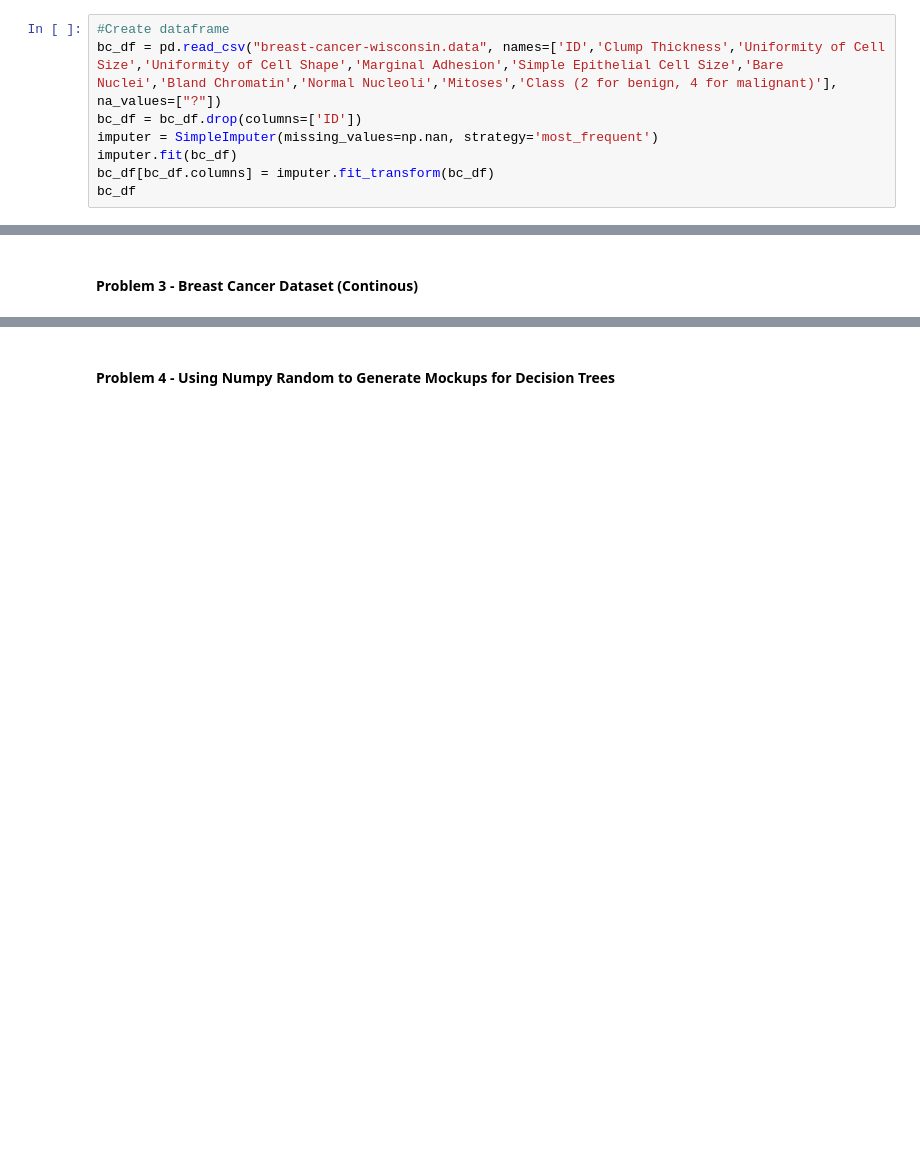
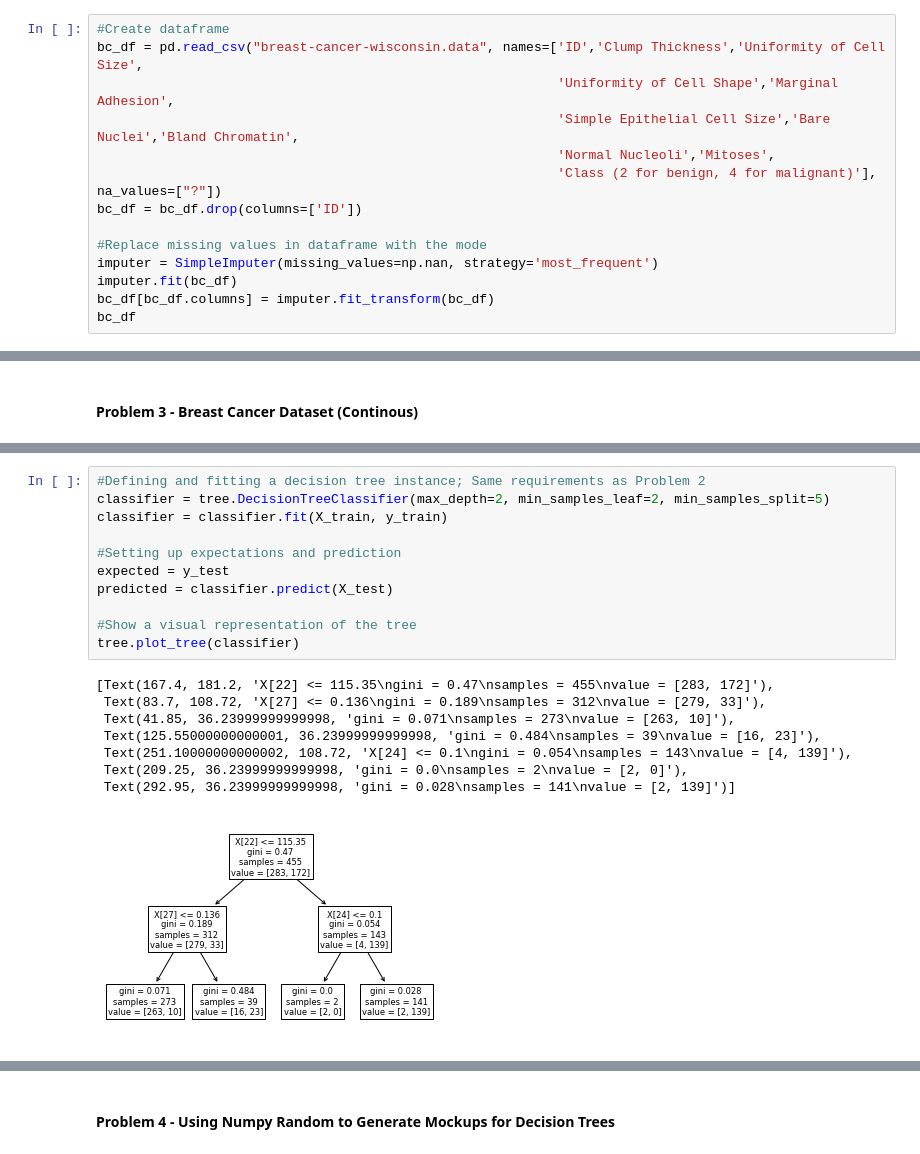
Before and after one commit to dokuritsu/CS422---Data-Mining, a Jupyter notebook: Homework/Homework 2/Homework 2.ipynb, the cells around one changed output, grey strips where cells are left out. Saved outputs shown, nothing was run; the diff lists cells and outputs as text; blank space fills up the shorter version.

```diff
--- a/Homework/Homework 2/Homework 2.ipynb
+++ b/Homework/Homework 2/Homework 2.ipynb
@@ -532,8 +532,14 @@ From my understanding, macro-average will compute the metric independently for e
 #### Problem 2 - Breast Cancer Dataset (Discrete)
 # %%
 #Create dataframe
-bc_df = pd.read_csv("breast-cancer-wisconsin.data", names=['ID','Clump Thickness','Uniformity of Cell Size','Uniformity of Cell Shape','Marginal Adhesion','Simple Epithelial Cell Size','Bare Nuclei','Bland Chromatin','Normal Nucleoli','Mitoses','Class (2 for benign, 4 for malignant)'], na_values=["?"])
+bc_df = pd.read_csv("breast-cancer-wisconsin.data", names=['ID','Clump Thickness','Uniformity of Cell Size',
+                                                           'Uniformity of Cell Shape','Marginal Adhesion',
+                                                           'Simple Epithelial Cell Size','Bare Nuclei','Bland Chromatin',
+                                                           'Normal Nucleoli','Mitoses',
+                                                           'Class (2 for benign, 4 for malignant)'], na_values=["?"])
 bc_df = bc_df.drop(columns=['ID'])
+
+#Replace missing values in dataframe with the mode
 imputer = SimpleImputer(missing_values=np.nan, strategy='most_frequent')
 imputer.fit(bc_df)
 bc_df[bc_df.columns] = imputer.fit_transform(bc_df)
@@ -675,0 +688,20 @@ bc_df_two
+# %%
+#Defining and fitting a decision tree instance; Same requirements as Problem 2
+classifier = tree.DecisionTreeClassifier(max_depth=2, min_samples_leaf=2, min_samples_split=5)
+classifier = classifier.fit(X_train, y_train)
+
+#Setting up expectations and prediction
+expected = y_test
+predicted = classifier.predict(X_test)
+
+#Show a visual representation of the tree
+tree.plot_tree(classifier)
+# %% [output]
+[Text(167.4, 181.2, 'X[22] <= 115.35\ngini = 0.47\nsamples = 455\nvalue = [283, 172]'),
+ Text(83.7, 108.72, 'X[27] <= 0.136\ngini = 0.189\nsamples = 312\nvalue = [279, 33]'),
+ Text(41.85, 36.23999999999998, 'gini = 0.071\nsamples = 273\nvalue = [263, 10]'),
+ Text(125.55000000000001, 36.23999999999998, 'gini = 0.484\nsamples = 39\nvalue = [16, 23]'),
+ Text(251.10000000000002, 108.72, 'X[24] <= 0.1\ngini = 0.054\nsamples = 143\nvalue = [4, 139]'),
+ Text(209.25, 36.23999999999998, 'gini = 0.0\nsamples = 2\nvalue = [2, 0]'),
+ Text(292.95, 36.23999999999998, 'gini = 0.028\nsamples = 141\nvalue = [2, 139]')]
+[figure, added]
```
Also changed, not shown: parts of 18 cells of this notebook.
